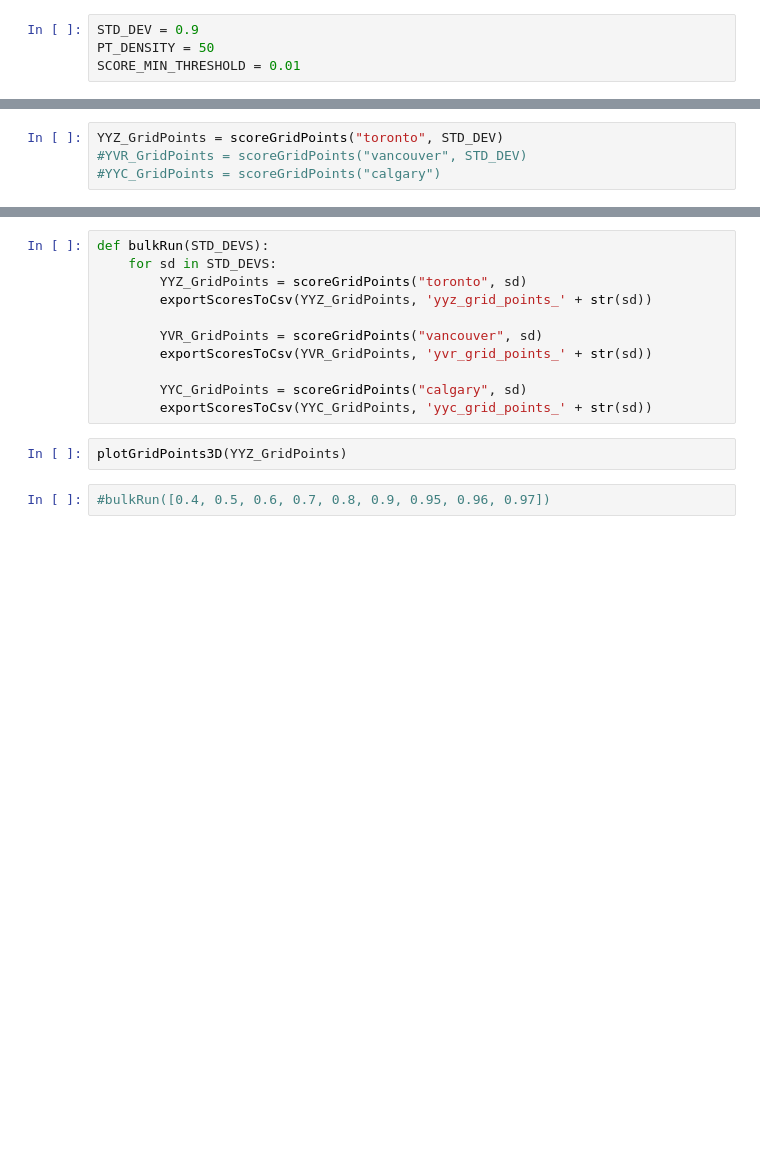
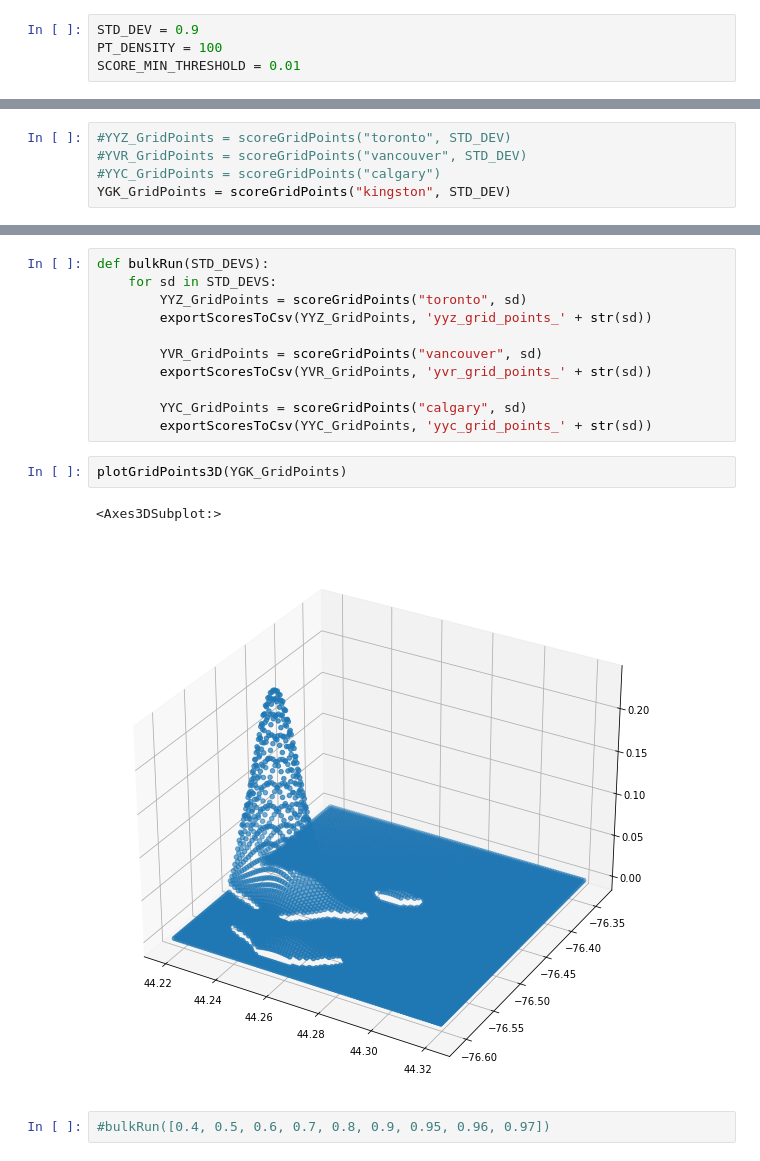
Before and after one commit to geotrieu/transit-ai, a Jupyter notebook: src/scoring.ipynb, the cells around one changed output, grey strips where cells are left out. Saved outputs shown, nothing was run; the diff lists cells and outputs as text; blank space fills up the shorter version.

Commit message:
added Kingston

```diff
--- a/src/scoring.ipynb
+++ b/src/scoring.ipynb
@@ -53,7 +52,7 @@ def getUniversities(city):
 ### Scoring Parameters
 # %%
 STD_DEV = 0.9
-PT_DENSITY = 50
+PT_DENSITY = 100
 SCORE_MIN_THRESHOLD = 0.01
 # %% [markdown]
 ### Scoring Functions
@@ -119,6 +138,7 @@ def scoreGridPoints(city, std_dev):
     [upperLatBound, bottomLatBound, leftLongBound, rightLongBound] = getBounds(pointsOfInterest['lat'], pointsOfInterest['long'], 4)
     return generateGridScores(pointsOfInterest, std_dev, upperLatBound, bottomLatBound, leftLongBound, rightLongBound)
 # %%
-YYZ_GridPoints = scoreGridPoints("toronto", STD_DEV)
+#YYZ_GridPoints = scoreGridPoints("toronto", STD_DEV)
 #YVR_GridPoints = scoreGridPoints("vancouver", STD_DEV)
 #YYC_GridPoints = scoreGridPoints("calgary")
+YGK_GridPoints = scoreGridPoints("kingston", STD_DEV)
@@ -155,6 +194,9 @@ def bulkRun(STD_DEVS):
         YYC_GridPoints = scoreGridPoints("calgary", sd)
         exportScoresToCsv(YYC_GridPoints, 'yyc_grid_points_' + str(sd))
 # %%
-plotGridPoints3D(YYZ_GridPoints)
+plotGridPoints3D(YGK_GridPoints)
+# %% [output]
+<Axes3DSubplot:>
+[figure, added]
 # %%
 #bulkRun([0.4, 0.5, 0.6, 0.7, 0.8, 0.9, 0.95, 0.96, 0.97])
```
Also changed, not shown: parts of 4 cells of this notebook, 39 other files.
